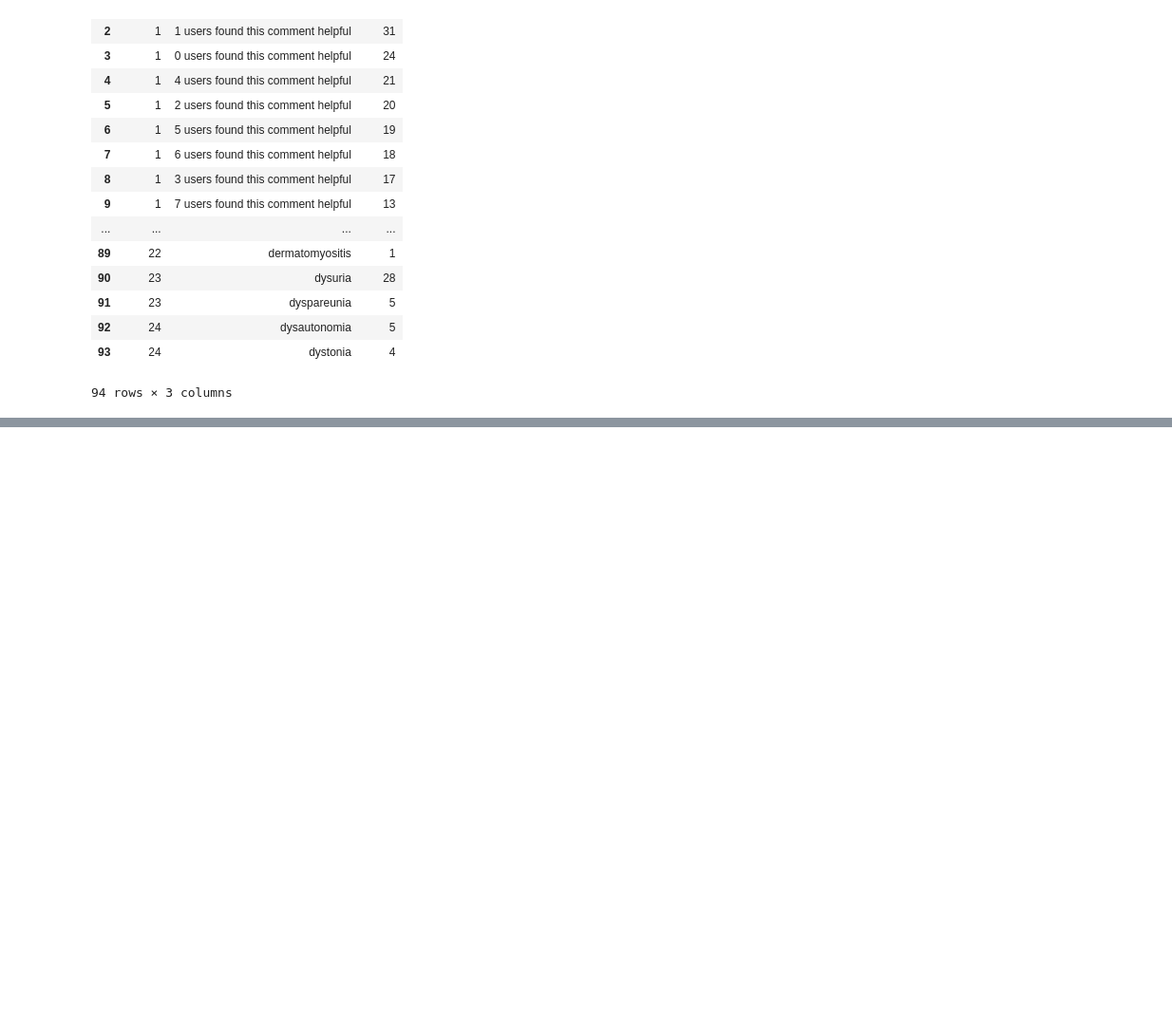
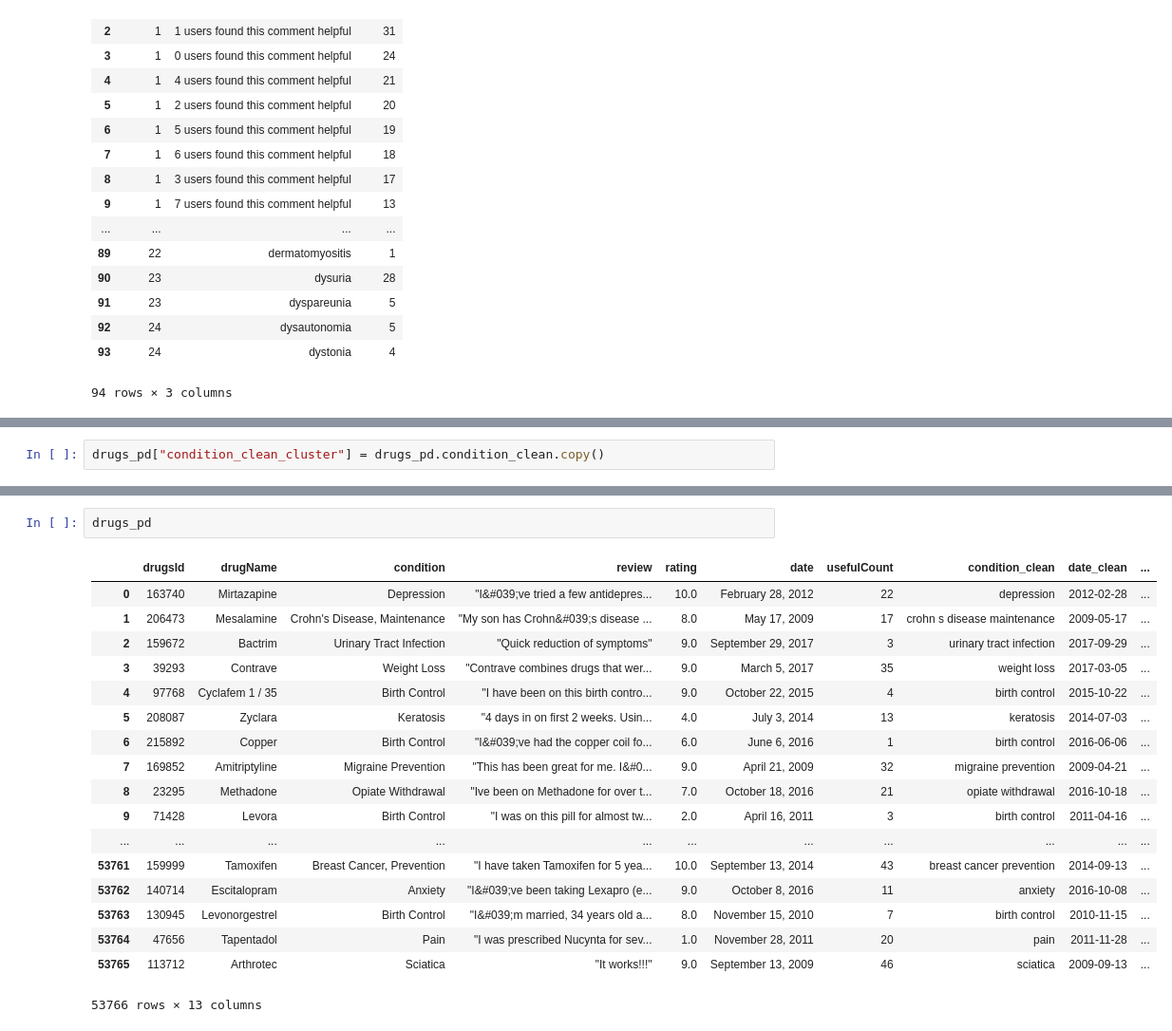
Before and after one commit to nikolausn/Data_Cleaning_Python_Exercise, a Jupyter notebook: Data Cleaning Exercise in Python.ipynb, the cells around one changed output, grey strips where cells are left out. Shown at 95% size. Drawn from its saved outputs; the diff is of its cells as text; blank space fills up the shorter version.

```diff
--- a/Data Cleaning Exercise in Python.ipynb
+++ b/Data Cleaning Exercise in Python.ipynb
@@ -417,0 +445,2 @@ pd.DataFrame(collision_hash_cluster(drugs_pd.condition_clean),columns=["cluster"
+# %%
+drugs_pd["condition_clean_cluster"] = drugs_pd.condition_clean.copy()
@@ -417,0 +464,21 @@ pd.DataFrame(collision_hash_cluster(drugs_pd.condition_clean),columns=["cluster"
+# %%
+drugs_pd
+# %% [output]
+|  | drugsId | drugName | condition | review | rating | date | usefulCount | condition_clean | date_clean | ... |
+| 0 | 163740 | Mirtazapine | Depression | "I&#039;ve tried a few antidepres... | 10.0 | February 28, 2012 | 22 | depression | 2012-02-28 | ... |
+| 1 | 206473 | Mesalamine | Crohn's Disease, Maintenance | "My son has Crohn&#039;s disease ... | 8.0 | May 17, 2009 | 17 | crohn s disease maintenance | 2009-05-17 | ... |
+| 2 | 159672 | Bactrim | Urinary Tract Infection | "Quick reduction of symptoms" | 9.0 | September 29, 2017 | 3 | urinary tract infection | 2017-09-29 | ... |
+| 3 | 39293 | Contrave | Weight Loss | "Contrave combines drugs that wer... | 9.0 | March 5, 2017 | 35 | weight loss | 2017-03-05 | ... |
+| 4 | 97768 | Cyclafem 1 / 35 | Birth Control | "I have been on this birth contro... | 9.0 | October 22, 2015 | 4 | birth control | 2015-10-22 | ... |
+| 5 | 208087 | Zyclara | Keratosis | "4 days in on first 2 weeks. Usin... | 4.0 | July 3, 2014 | 13 | keratosis | 2014-07-03 | ... |
+| 6 | 215892 | Copper | Birth Control | "I&#039;ve had the copper coil fo... | 6.0 | June 6, 2016 | 1 | birth control | 2016-06-06 | ... |
+| 7 | 169852 | Amitriptyline | Migraine Prevention | "This has been great for me. I&#0... | 9.0 | April 21, 2009 | 32 | migraine prevention | 2009-04-21 | ... |
+| 8 | 23295 | Methadone | Opiate Withdrawal | "Ive been on Methadone for over t... | 7.0 | October 18, 2016 | 21 | opiate withdrawal | 2016-10-18 | ... |
+| 9 | 71428 | Levora | Birth Control | "I was on this pill for almost tw... | 2.0 | April 16, 2011 | 3 | birth control | 2011-04-16 | ... |
+| ... | ... | ... | ... | ... | ... | ... | ... | ... | ... | ... |
+| 53761 | 159999 | Tamoxifen | Breast Cancer, Prevention | "I have taken Tamoxifen for 5 yea... | 10.0 | September 13, 2014 | 43 | breast cancer prevention | 2014-09-13 | ... |
+| 53762 | 140714 | Escitalopram | Anxiety | "I&#039;ve been taking Lexapro (e... | 9.0 | October 8, 2016 | 11 | anxiety | 2016-10-08 | ... |
+| 53763 | 130945 | Levonorgestrel | Birth Control | "I&#039;m married, 34 years old a... | 8.0 | November 15, 2010 | 7 | birth control | 2010-11-15 | ... |
+| 53764 | 47656 | Tapentadol | Pain | "I was prescribed Nucynta for sev... | 1.0 | November 28, 2011 | 20 | pain | 2011-11-28 | ... |
+| 53765 | 113712 | Arthrotec | Sciatica | "It works!!!" | 9.0 | September 13, 2009 | 46 | sciatica | 2009-09-13 | ... |
+53766 rows × 13 columns
```
Also changed, not shown: parts of 6 cells of this notebook.
